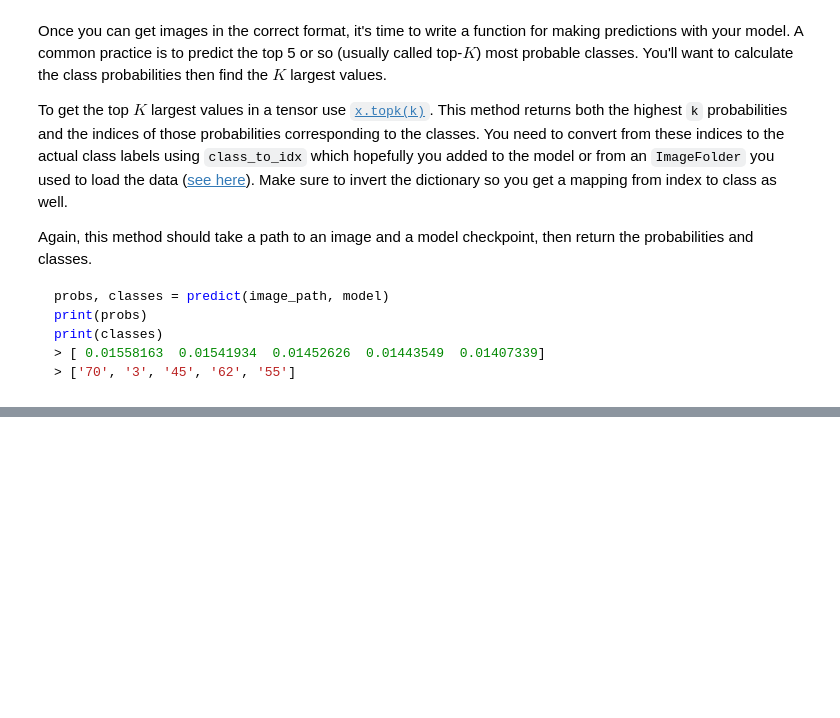
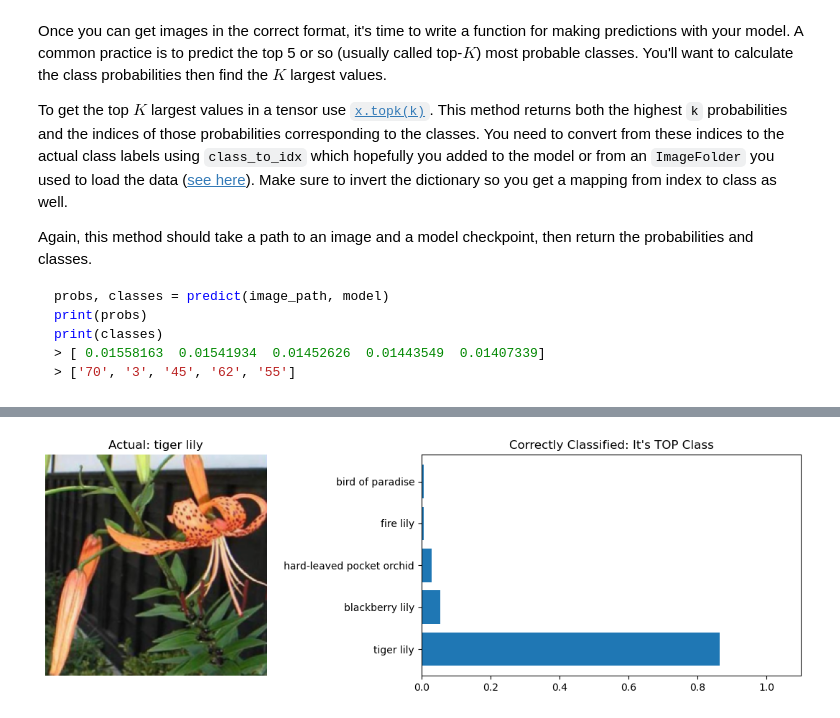
Before and after one commit to losindau/aipnd-project, a Jupyter notebook: Image Classifier Project.ipynb, the cells around one changed output, grey strips where cells are left out. Saved outputs shown, nothing was run; the diff lists cells and outputs as text; code cells hidden in the pictures; blank space fills up the shorter version.

```diff
--- a/Image Classifier Project.ipynb
+++ b/Image Classifier Project.ipynb
@@ -404,0 +467,14 @@ You can convert from the class integer encoding to actual flower names with the
+# %%
+# Pick random folder (ex: 1 ,2, 3, ...)
+randomFolderName = random.choice(os.listdir(test_dir))
+
+# Pick random image in the folder
+random_image = random.choice(os.listdir(os.path.join(test_dir, randomFolderName)))
+image_path = os.path.join(test_dir, randomFolderName, random_image)
+
+# Get the actual name of the image based on folder name
+actual_flower_name = cat_to_name[randomFolderName]
+
+classify_image(image_path, actual_flower_name)
+# %% [output]
+[figure, added]
```
Also changed, not shown: parts of 6 cells of this notebook, 1 other file.
